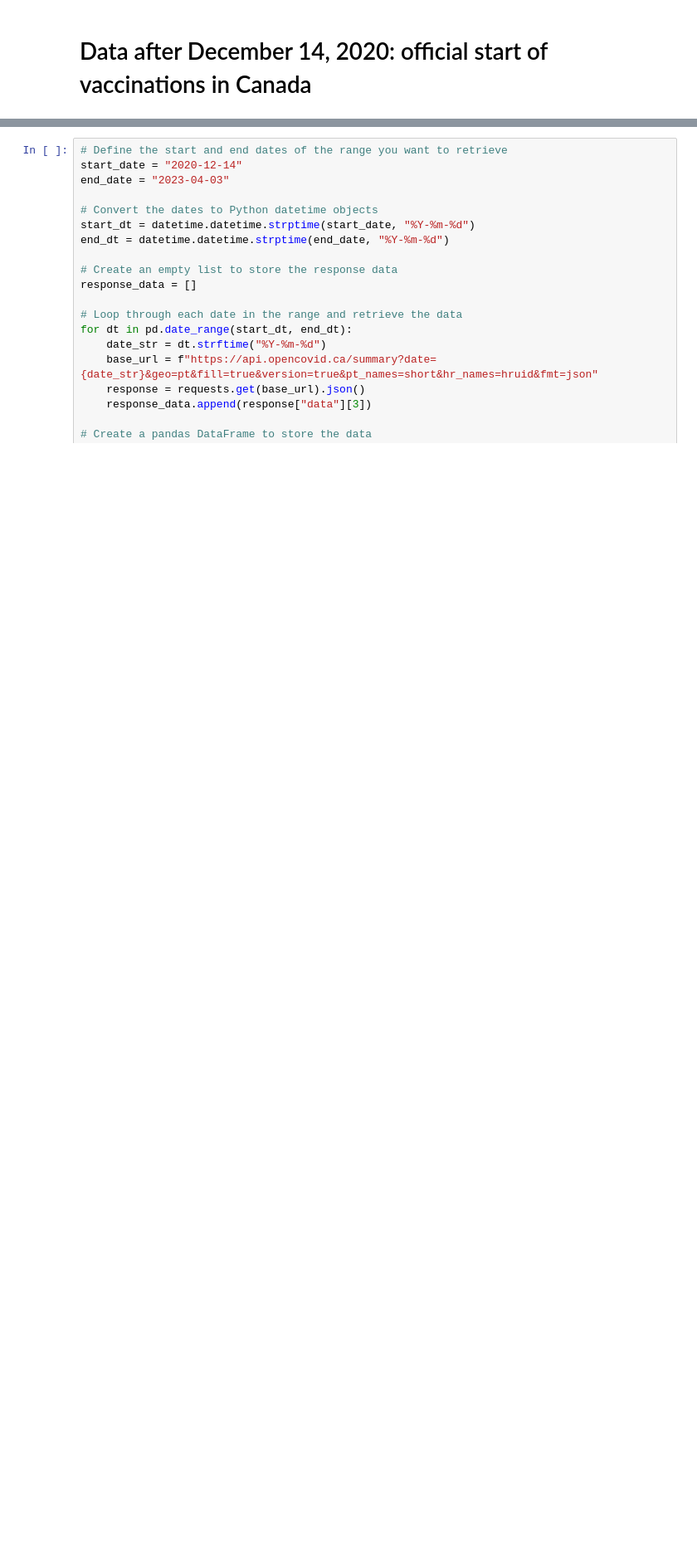
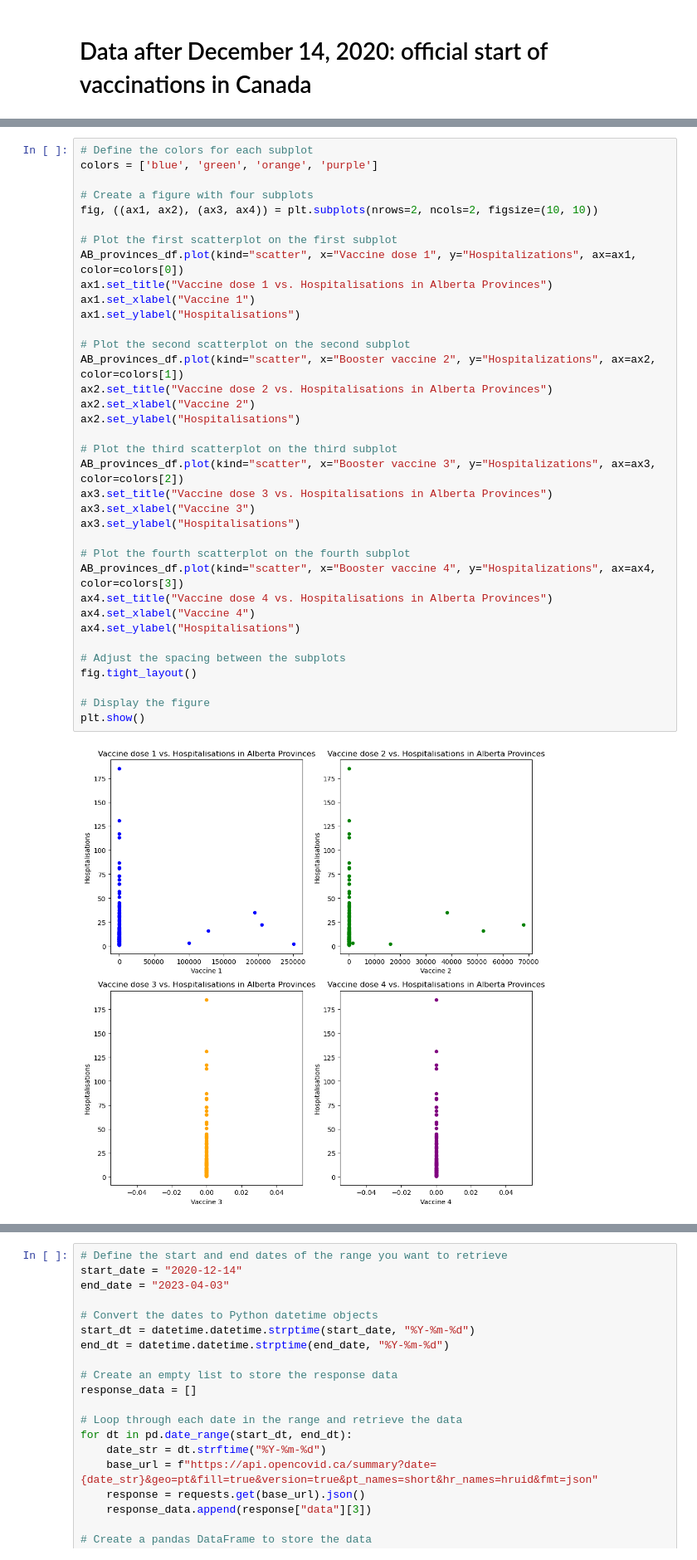
Before and after one commit to svafaeva93/Covid19AnalysisCanada, a Jupyter notebook: API_vaccination.ipynb, the cells around one changed output, grey strips where cells are left out. Shown at 83% size. Cells and saved outputs as stored; diff of their text form; blank space fills up the shorter version.

```diff
--- a/API_vaccination.ipynb
+++ b/API_vaccination.ipynb
@@ -301,0 +340,38 @@ plt.show()
+# %%
+# Define the colors for each subplot
+colors = ['blue', 'green', 'orange', 'purple']
+
+# Create a figure with four subplots
+fig, ((ax1, ax2), (ax3, ax4)) = plt.subplots(nrows=2, ncols=2, figsize=(10, 10))
+
+# Plot the first scatterplot on the first subplot
+AB_provinces_df.plot(kind="scatter", x="Vaccine dose 1", y="Hospitalizations", ax=ax1, color=colors[0])
+ax1.set_title("Vaccine dose 1 vs. Hospitalisations in Alberta Provinces")
+ax1.set_xlabel("Vaccine 1")
+ax1.set_ylabel("Hospitalisations")
+
+# Plot the second scatterplot on the second subplot
+AB_provinces_df.plot(kind="scatter", x="Booster vaccine 2", y="Hospitalizations", ax=ax2, color=colors[1])
+ax2.set_title("Vaccine dose 2 vs. Hospitalisations in Alberta Provinces")
+ax2.set_xlabel("Vaccine 2")
+ax2.set_ylabel("Hospitalisations")
+
+# Plot the third scatterplot on the third subplot
+AB_provinces_df.plot(kind="scatter", x="Booster vaccine 3", y="Hospitalizations", ax=ax3, color=colors[2])
+ax3.set_title("Vaccine dose 3 vs. Hospitalisations in Alberta Provinces")
+ax3.set_xlabel("Vaccine 3")
+ax3.set_ylabel("Hospitalisations")
+
+# Plot the fourth scatterplot on the fourth subplot
+AB_provinces_df.plot(kind="scatter", x="Booster vaccine 4", y="Hospitalizations", ax=ax4, color=colors[3])
+ax4.set_title("Vaccine dose 4 vs. Hospitalisations in Alberta Provinces")
+ax4.set_xlabel("Vaccine 4")
+ax4.set_ylabel("Hospitalisations")
+
+# Adjust the spacing between the subplots
+fig.tight_layout()
+
+# Display the figure
+plt.show()
+# %% [output]
+[figure, added]
```
Also changed, not shown: parts of 35 cells of this notebook, 13 other files.
